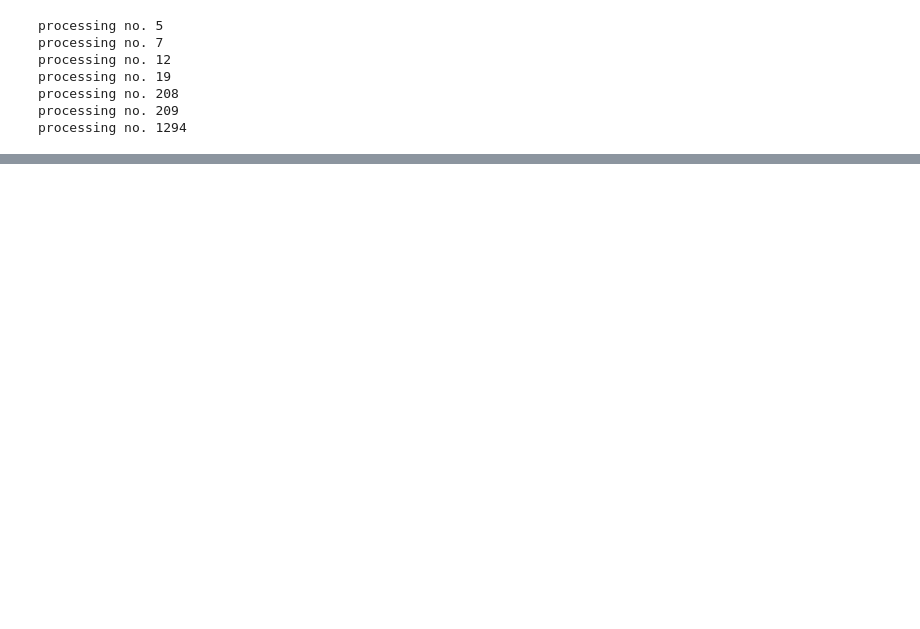
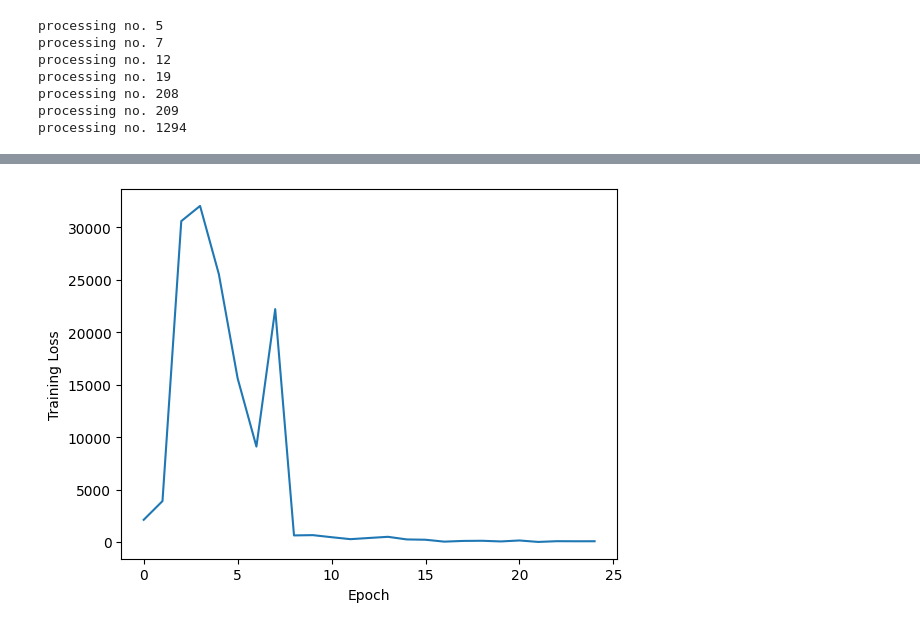
Before and after one commit to Jackson1356/HEX_CNN, a Jupyter notebook: HEX_CNN.ipynb, the cells around one changed output, grey strips where cells are left out. Saved outputs shown, nothing was run; the diff lists cells and outputs as text; code cells hidden in the pictures; blank space fills up the shorter version.

```diff
--- a/HEX_CNN.ipynb
+++ b/HEX_CNN.ipynb
@@ -125,12 +133,12 @@ device = torch.device("cuda" if torch.cuda.is_available() else "cpu")
 model = hex_model(input_channel).to(device)
 criterion = nn.MSELoss()
 optimizer = optim.Adam(model.parameters(), lr=0.005)
-epochs = 20
-train_losses, val_losses = [], []
+epochs = 25
+training_losses, val_losses = [], []
 for epoch in range(epochs):
     # training period
     model.train()
-    running_loss = 0.0
+    running_loss = 0
     for inputs, targets in train_loader:
         inputs, targets = inputs.to(device), targets.to(device)
         optimizer.zero_grad()
@@ -139,7 +147,7 @@ for epoch in range(epochs):
         loss.backward()
         optimizer.step()
         running_loss += loss.item()
-    train_losses.append(running_loss/len(train_loader))
+    training_losses.append(running_loss/len(train_loader))
 
     # evaluation period
     model.eval()
@@ -158,6 +182,8 @@ RuntimeError: The size of tensor a (10) must match the size of tensor b (9) at n
 # %%
 import matplotlib.pyplot as plt
-plt.plot(train_losses, label = 'Training Loss')
-plt.plot(val_losses, label = 'Validation Loss')
-plt.legend()
+plt.plot(training_losses, label = 'Training Loss')
+plt.xlabel("Epoch")
+plt.ylabel("Training Loss")
 plt.show()
+# %% [output]
+[figure, added]
```
Also changed, not shown: parts of 5 cells of this notebook.
